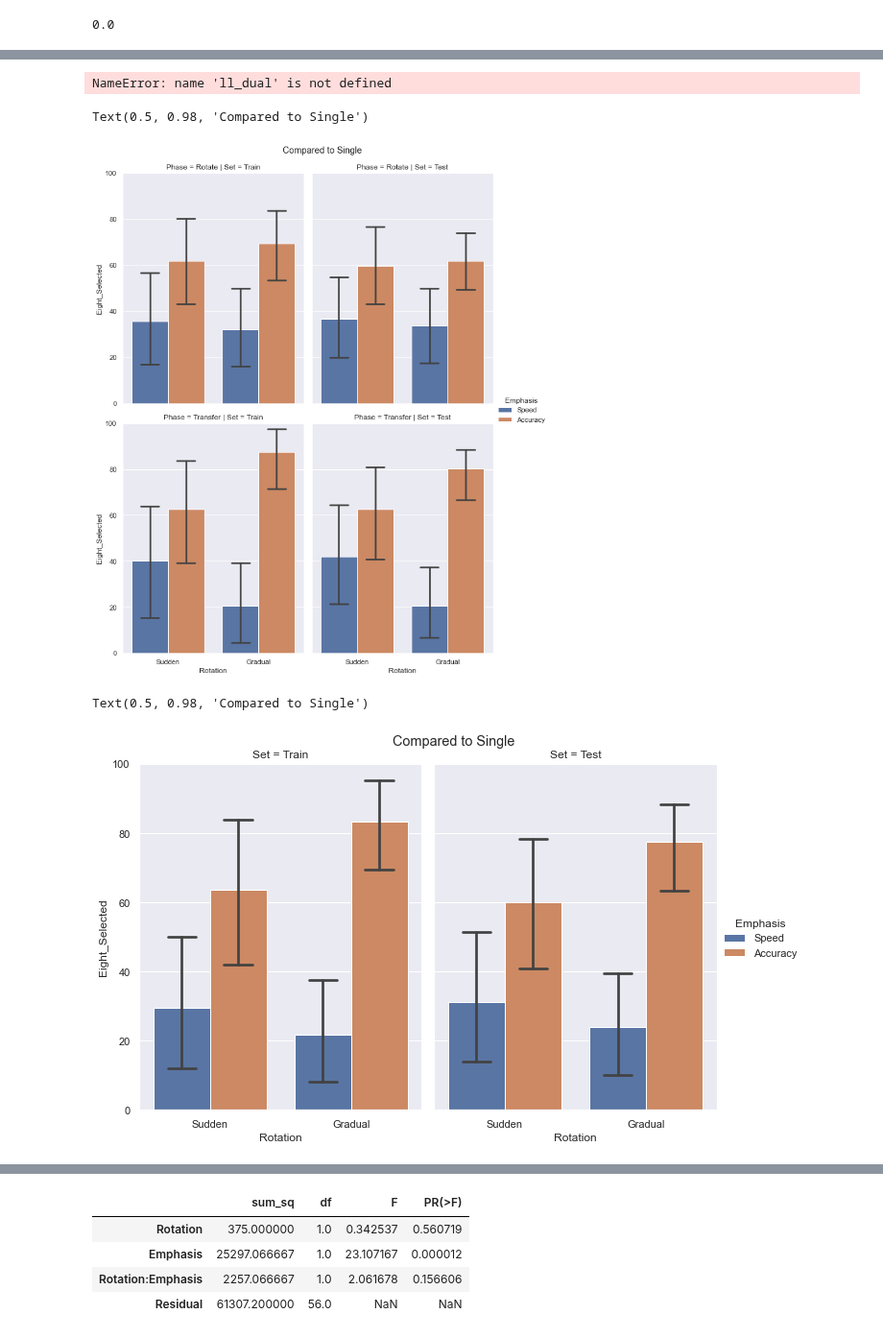
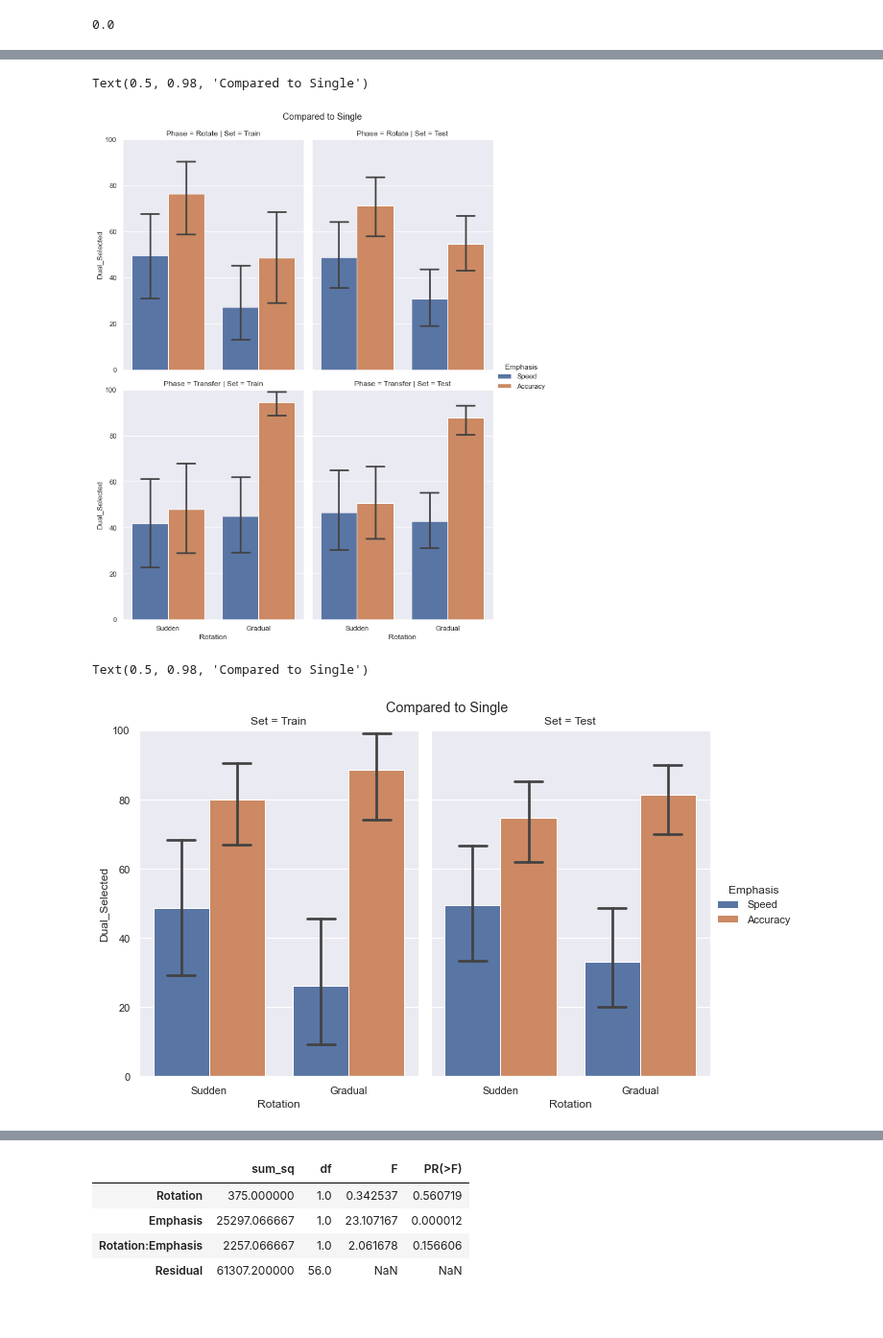
Before and after one commit to tejas-savalia/Lab-Codes, a Jupyter notebook: Psychtoolbox/Visuomotor_Adaptation_Tablet/python_scripts/model_comparisons.ipynb, the cells around one changed output, grey strips where cells are left out. Shown at 96% size. Drawn from its saved outputs; the diff is of its cells as text; code cells hidden in the pictures.

```diff
--- a/Psychtoolbox/Visuomotor_Adaptation_Tablet/python_scripts/model_comparisons.ipynb
+++ b/Psychtoolbox/Visuomotor_Adaptation_Tablet/python_scripts/model_comparisons.ipynb
@@ -133,0 +39,6 @@ def plot_data_vs_fits_single(curvatures_smooth, A, B):
+# %%
+fits_dual_demo = np.array([np.linspace(0.8, 0.9, 5), np.linspace(0.9, 0.99, 5), np.linspace(0.7, 1, 5), np.linspace(0.4, 0.9, 5)]).T
+# %%
+model_errors_dual = np.zeros((4, 704))
+for participant in range(4):
+    model_errors_dual[participant] = dual_model_sudden_alpha(704, fits_dual_demo[participant][0], fits_dual_demo[participant][1], fits_dual_demo[participant][2], fits_dual_demo[participant][3], 0)[0]
@@ -215,3 +124,0 @@ ll_single_combined = np.concatenate((ll_single, ll_single_transfer), axis = 2)
-# %%
-participant = 21
-fits_dual[0][participant][4], sum(ll_dual_704[0][participant])
@@ -248,13 +149,6 @@ def get_lls(fits, ll, rotate):
             ll_all_test[i][participant] = sum(ll[i][participant][all_test_indices])
             ll_all_train[i][participant] = sum(ll[i][participant][fits[i][participant, -1]])
     return [ll_rotate_train, ll_rotate_test, ll_transfer_train, ll_transfer_test, ll_all_train, ll_all_test]
-# %%
-dual_rotate_lls = get_lls(fits_dual, ll_dual, 1)
-single_rotate_lls = get_lls(fits_single, ll_single, 1)
-dual_transfer_lls = get_lls(fits_dual, ll_dual_transfer, 0)
-single_transfer_lls = get_lls(fits_single, ll_single_transfer, 0)
-# %% [output]
-NameError: name 'll_dual' is not defined
 # %%
 dual_lls = get_lls(fits_dual, ll_dual, 0)
 single_lls = get_lls(fits_single, ll_single, 0)
@@ -310,20 +204,20 @@ def get_train_test_split(ll_selected, ll_compared, model_selected):
     ))
     return df
 # %%
-df_full_split = get_full_split_df(eight_lls, single_lls, "Eight_Selected")
-df_train_test = get_train_test_split(eight_lls, single_lls, "Eight_Selected")
+df_full_split = get_full_split_df(dual_lls, single_lls, "Dual_Selected")
+df_train_test = get_train_test_split(dual_lls, single_lls, "Dual_Selected")
 # %%
-g = sns.catplot(x="Rotation", y="Eight_Selected", hue="Emphasis", col="Set", row = "Phase",
+g = sns.catplot(x="Rotation", y="Dual_Selected", hue="Emphasis", col="Set", row = "Phase",
                 capsize=.2, height=6, aspect=.75,ci = 95,
                 kind = 'bar', data=df_full_split)
 plt.subplots_adjust(top=0.93)
 plt.ylim((0, 100))
 g.fig.suptitle('Compared to Single')
 # %% [output]
 Text(0.5, 0.98, 'Compared to Single')
-[figure, old version]
+[figure, new version]
 # %%
-g = sns.catplot(x="Rotation", y="Eight_Selected", hue="Emphasis", col="Set",
+g = sns.catplot(x="Rotation", y="Dual_Selected", hue="Emphasis", col="Set",
                 capsize=.2, height=6, aspect=.75,ci = 95,
                 kind = 'bar', data=df_train_test)
 plt.subplots_adjust(top=0.91)
@@ -331,4 +225,4 @@ plt.ylim((0, 100))
 g.fig.suptitle('Compared to Single')
 # %% [output]
 Text(0.5, 0.98, 'Compared to Single')
-[figure, old version]
+[figure, new version]
```
Also changed, not shown: parts of 13 cells of this notebook, 50 other files.
